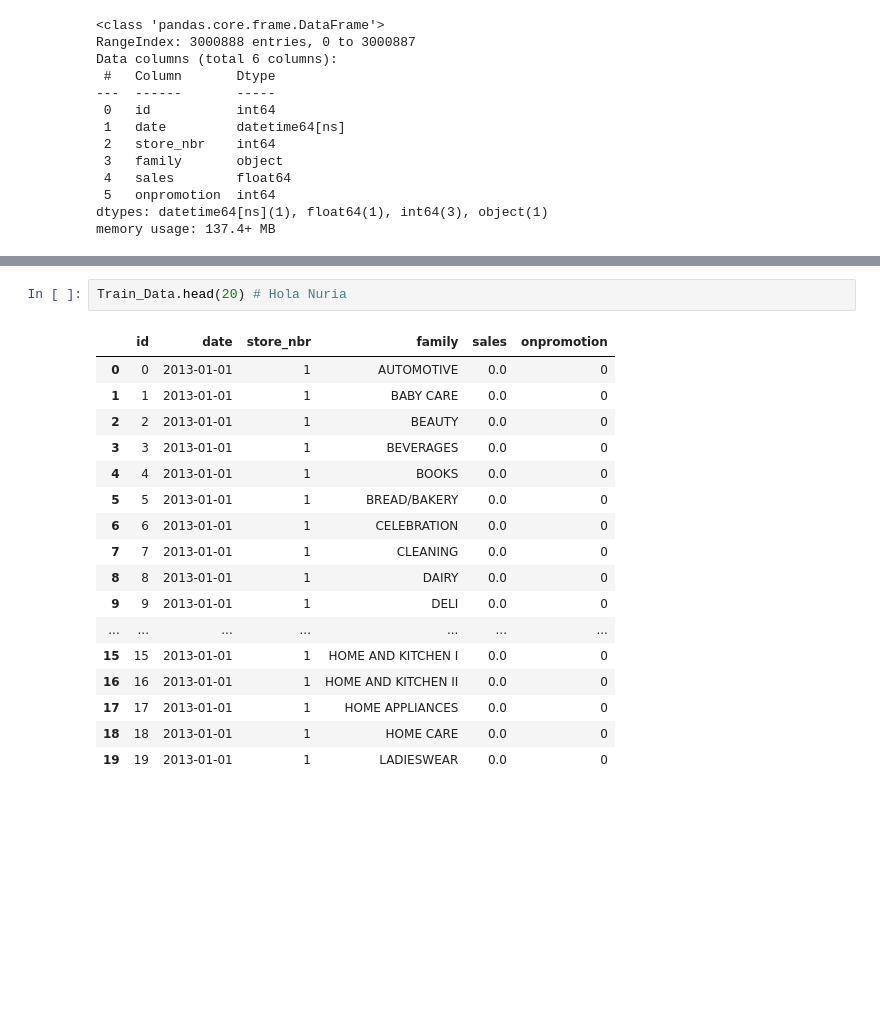
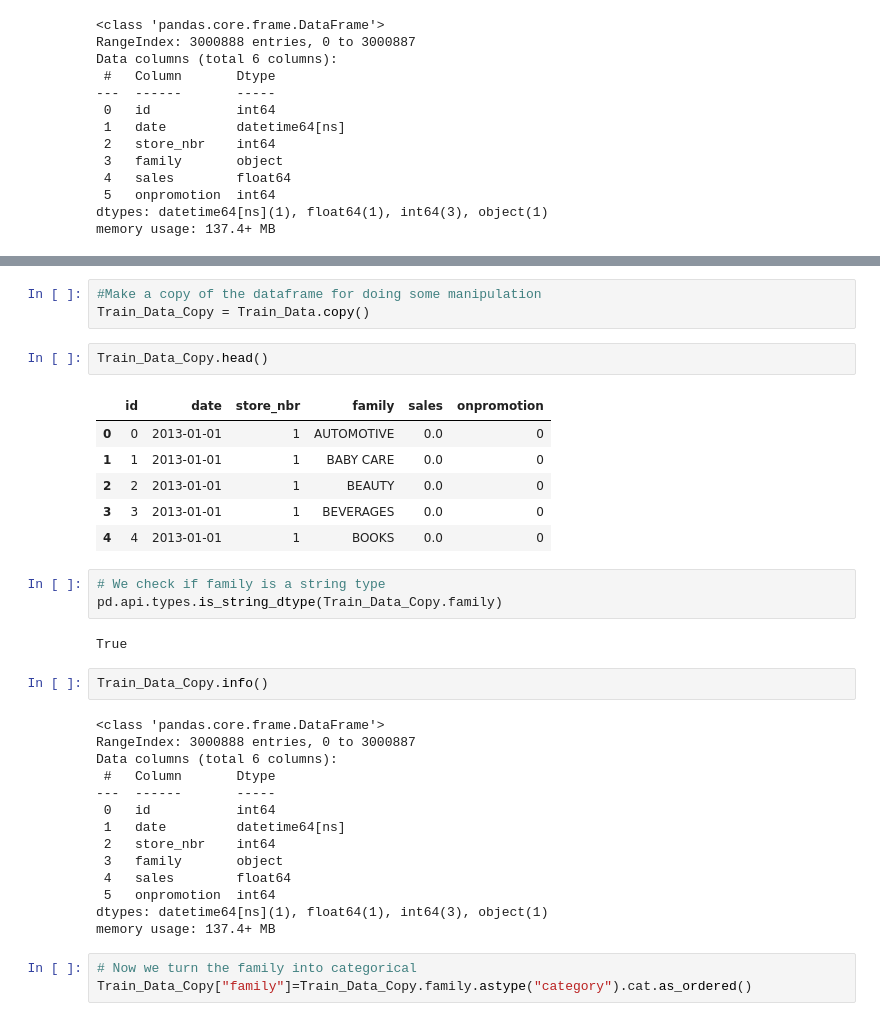
Before and after one commit to Candelo-Zuluaga/KaggleCompetition-StoreSales-TSForecasting, a Jupyter notebook: Notebooks/1-03_01_2025-Notebook.ipynb, the cells around one changed output, grey strips where cells are left out. Saved outputs shown, nothing was run; the diff lists cells and outputs as text; blank space fills up the shorter version.

```diff
--- a/Notebooks/1-03_01_2025-Notebook.ipynb
+++ b/Notebooks/1-03_01_2025-Notebook.ipynb
@@ -134,20 +133,36 @@ plt.plot(Train_Data.id, Train_Data.date)
-# %%
-Train_Data.head(20) # Hola Nuria
-# %% [output]
-|  | id | date | store_nbr | family | sales | onpromotion |
-| 0 | 0 | 2013-01-01 | 1 | AUTOMOTIVE | 0.0 | 0 |
-| 1 | 1 | 2013-01-01 | 1 | BABY CARE | 0.0 | 0 |
-| 2 | 2 | 2013-01-01 | 1 | BEAUTY | 0.0 | 0 |
-| 3 | 3 | 2013-01-01 | 1 | BEVERAGES | 0.0 | 0 |
-| 4 | 4 | 2013-01-01 | 1 | BOOKS | 0.0 | 0 |
-| 5 | 5 | 2013-01-01 | 1 | BREAD/BAKERY | 0.0 | 0 |
-| 6 | 6 | 2013-01-01 | 1 | CELEBRATION | 0.0 | 0 |
-| 7 | 7 | 2013-01-01 | 1 | CLEANING | 0.0 | 0 |
-| 8 | 8 | 2013-01-01 | 1 | DAIRY | 0.0 | 0 |
-| 9 | 9 | 2013-01-01 | 1 | DELI | 0.0 | 0 |
-| ... | ... | ... | ... | ... | ... | ... |
-| 15 | 15 | 2013-01-01 | 1 | HOME AND KITCHEN I | 0.0 | 0 |
-| 16 | 16 | 2013-01-01 | 1 | HOME AND KITCHEN II | 0.0 | 0 |
-| 17 | 17 | 2013-01-01 | 1 | HOME APPLIANCES | 0.0 | 0 |
-| 18 | 18 | 2013-01-01 | 1 | HOME CARE | 0.0 | 0 |
-| 19 | 19 | 2013-01-01 | 1 | LADIESWEAR | 0.0 | 0 |
+# %%
+#Make a copy of the dataframe for doing some manipulation
+Train_Data_Copy = Train_Data.copy()
+# %%
+Train_Data_Copy.head()
+# %% [output]
+|  | id | date | store_nbr | family | sales | onpromotion |
+| 0 | 0 | 2013-01-01 | 1 | AUTOMOTIVE | 0.0 | 0 |
+| 1 | 1 | 2013-01-01 | 1 | BABY CARE | 0.0 | 0 |
+| 2 | 2 | 2013-01-01 | 1 | BEAUTY | 0.0 | 0 |
+| 3 | 3 | 2013-01-01 | 1 | BEVERAGES | 0.0 | 0 |
+| 4 | 4 | 2013-01-01 | 1 | BOOKS | 0.0 | 0 |
+# %%
+# We check if family is a string type
+pd.api.types.is_string_dtype(Train_Data_Copy.family)
+# %% [output]
+True
+# %%
+Train_Data_Copy.info()
+# %% [output]
+<class 'pandas.core.frame.DataFrame'>
+RangeIndex: 3000888 entries, 0 to 3000887
+Data columns (total 6 columns):
+ #   Column       Dtype
+---  ------       -----
+ 0   id           int64
+ 1   date         datetime64[ns]
+ 2   store_nbr    int64
+ 3   family       object
+ 4   sales        float64
+ 5   onpromotion  int64
+dtypes: datetime64[ns](1), float64(1), int64(3), object(1)
+memory usage: 137.4+ MB
+# %%
+# Now we turn the family into categorical
+Train_Data_Copy["family"]=Train_Data_Copy.family.astype("category").cat.as_ordered()
```
Also changed, not shown: parts of 12 cells of this notebook.
